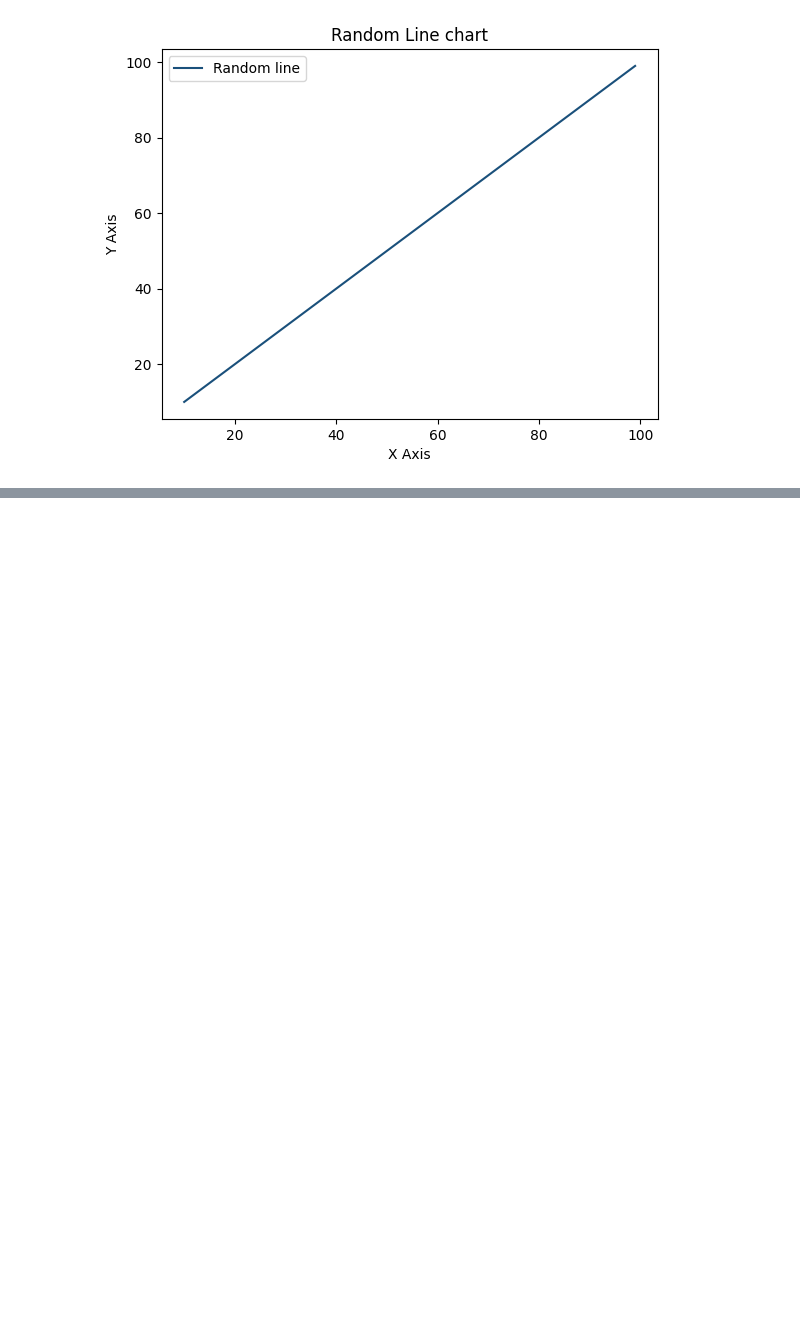
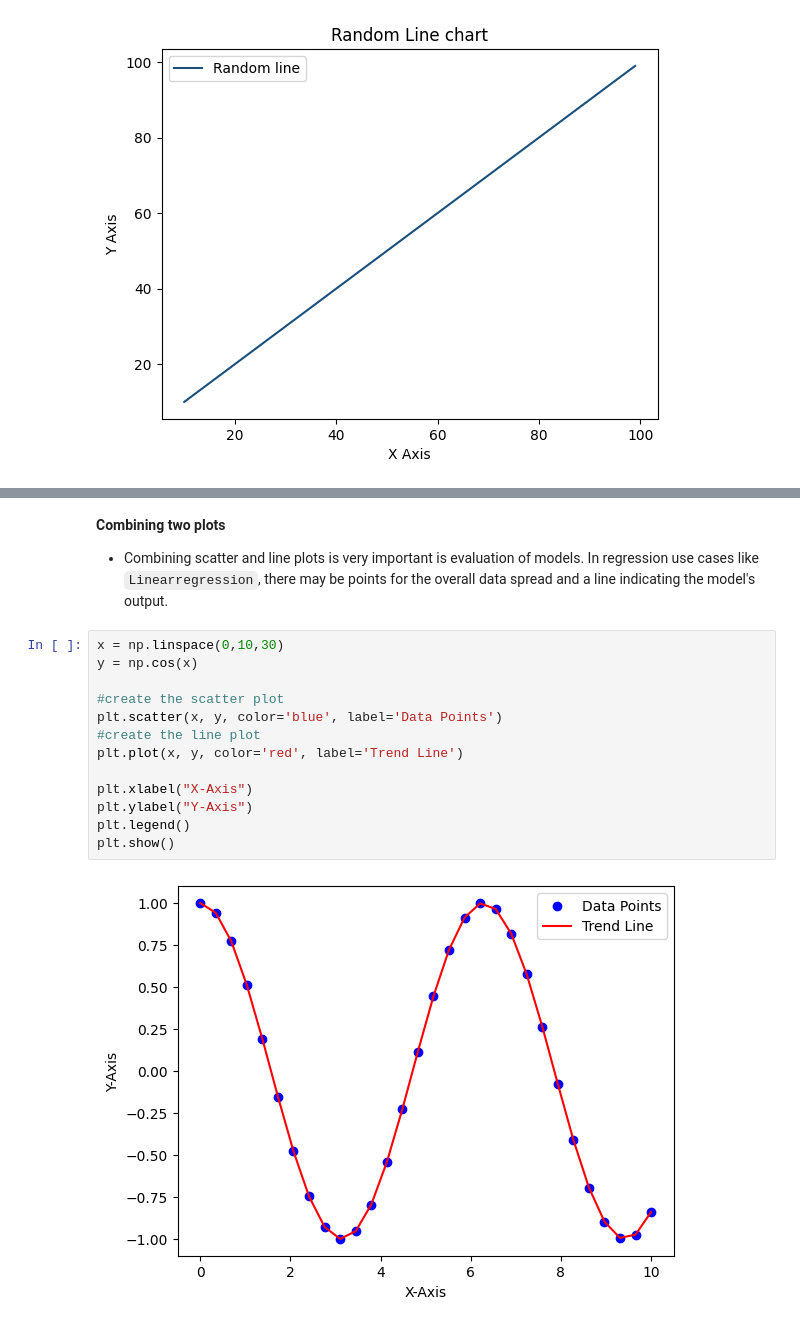
Before and after one commit to Apil120/Learn-ML, a Jupyter notebook: matplotlib/matplotlib.ipynb, the cells around one changed output, grey strips where cells are left out. Cells and saved outputs as stored; diff of their text form; blank space fills up the shorter version.

Commit message:
Using two plots together.

```diff
--- a/matplotlib/matplotlib.ipynb
+++ b/matplotlib/matplotlib.ipynb
@@ -39,0 +40,19 @@ plt.show()
+# %% [markdown]
+<b>Combining two plots</b>
+
+- Combining scatter and line plots is very important is evaluation of models. In regression use cases like `Linearregression`, there may be points for the overall data spread and a line indicating the model's output.
+# %%
+x = np.linspace(0,10,30)
+y = np.cos(x)
+
+#create the scatter plot
+plt.scatter(x, y, color='blue', label='Data Points')
+#create the line plot
+plt.plot(x, y, color='red', label='Trend Line')
+
+plt.xlabel("X-Axis")
+plt.ylabel("Y-Axis")
+plt.legend()
+plt.show()
+# %% [output]
+[figure, added]
```
Also changed, not shown: parts of 1 cell of this notebook.
